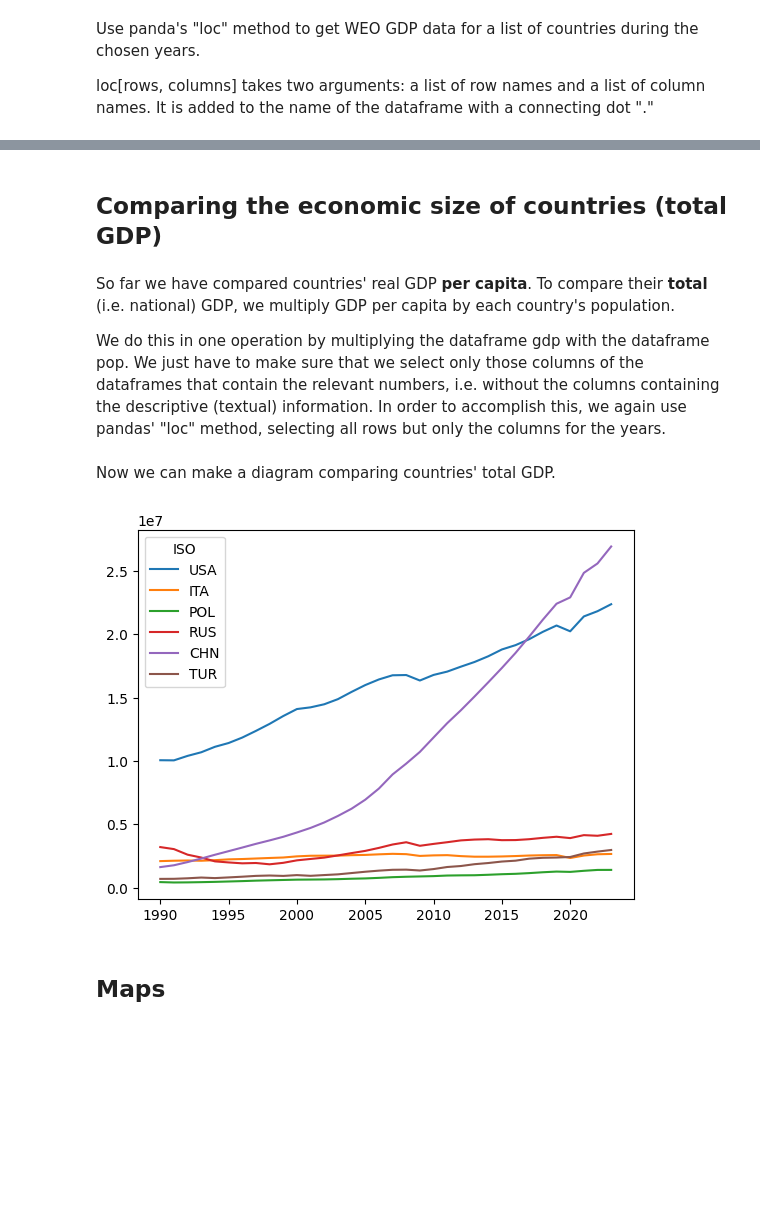
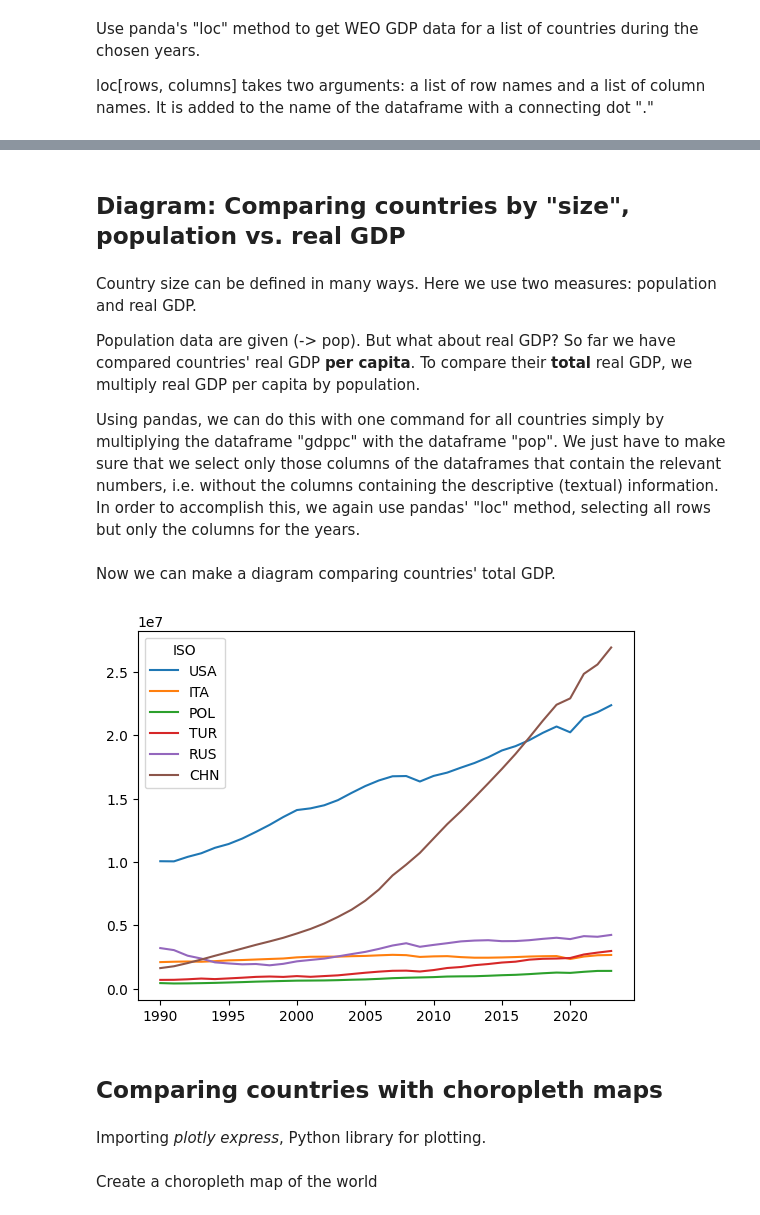
Before and after one commit to ProfKlein/github.io, a Jupyter notebook: IRGA_Maps.ipynb, the cells around one changed output, grey strips where cells are left out. Saved outputs shown, nothing was run; the diff lists cells and outputs as text; code cells hidden in the pictures; blank space fills up the shorter version.

```diff
--- a/IRGA_Maps.ipynb
+++ b/IRGA_Maps.ipynb
@@ -20,4 +20,4 @@ import matplotlib.pyplot as plt
 # %%
 dtype_dict = {str(c) : np.float64 for c in range(1980, 2030)}
-gdp = pd.read_csv("https://magentacloud.de/s/K8PweNCbcxzzJJ6/download/weo_gdp.csv", dtype=dtype_dict, index_col="ISO")
-gdp.columns = [int(c) if c.isdigit() else c for c in gdp.columns]
+gdppc = pd.read_csv("https://profklein.github.io/github.io/weo/weo_gdppc.csv", dtype=dtype_dict, index_col="ISO")
+gdppc.columns = [int(c) if c.isdigit() else c for c in gdppc.columns]
@@ -54,6 +44,6 @@ gdp
 ## Importing population data from the IMF's World Economic Outlook (WEO)
 # %%
 dtype_dict = {str(c) : np.float64 for c in range(1980, 2030)}
-pop = pd.read_csv("https://magentacloud.de/s/Ds7A5fP8cJ53jqz/download/weo_pop.csv", dtype=dtype_dict, index_col="ISO")
+pop = pd.read_csv("https://profklein.github.io/github.io/weo/weo_pop.csv", dtype=dtype_dict, index_col="ISO")
 pop.columns = [int(c) if c.isdigit() else c for c in pop.columns]
 # %% [markdown]
@@ -82 +66,3 @@ pop
+# %%
+countries = ["USA", "ITA", "POL", "TUR", "RUS", "CHN"]
 # %% [markdown]
@@ -95,17 +81,21 @@ gdp.loc[["USA", "ITA", "POL", "RUS", "CHN", "TUR"], years].T.plot()
-# %% [markdown]
-## Comparing the economic size of countries (total GDP)
+# %% [markdown]
+## Diagram: Comparing countries by "size", population vs. real GDP
 # %% [markdown]
-So far we have compared countries' real GDP **per capita**. To compare their **total** (i.e. national) GDP, we multiply GDP per capita by each country's population.
+Country size can be defined in many ways. Here we use two measures: population and real GDP.
 
-We do this in one operation by multiplying the dataframe gdp with the dataframe pop. We just have to make sure that we select only those columns of the dataframes that contain the relevant numbers, i.e. without the columns containing the descriptive (textual) information. In order to accomplish this, we again use pandas' "loc" method, selecting all rows but only the columns for the years.
+Population data are given (-> pop). But what about real GDP? So far we have compared countries' real GDP **per capita**. To compare their **total** real GDP, we multiply real GDP per capita by population.
+
+Using pandas, we can do this with one command for all countries simply by multiplying the dataframe "gdppc" with the dataframe "pop". We just have to make sure that we select only those columns of the dataframes that contain the relevant numbers, i.e. without the columns containing the descriptive (textual) information. In order to accomplish this, we again use pandas' "loc" method, selecting all rows but only the columns for the years.
 # %%
-total_gdp = gdp.loc[:, years] * pop.loc[:, years]
+gdp = gdppc.loc[:, years] * pop.loc[:, years]
 # %% [markdown]
 Now we can make a diagram comparing countries' total GDP.
 # %%
-p = total_gdp.loc[["USA", "ITA", "POL", "RUS", "CHN", "TUR"]].T.plot()
+p = gdp.loc[countries, :].T.plot()
 # p.set_yscale("log")
 # %% [output]
-[figure, old version]
+[figure, new version]
-# %% [markdown]
-## Maps
+# %% [markdown]
+## Comparing countries with **choropleth maps**
+# %% [markdown]
+Importing *plotly express*, Python library for plotting.
@@ -111,0 +104,2 @@ p = total_gdp.loc[["USA", "ITA", "POL", "RUS", "CHN", "TUR"]].T.plot()
+# %% [markdown]
+Create a choropleth map of the world
```
Also changed, not shown: parts of 38 cells of this notebook.
